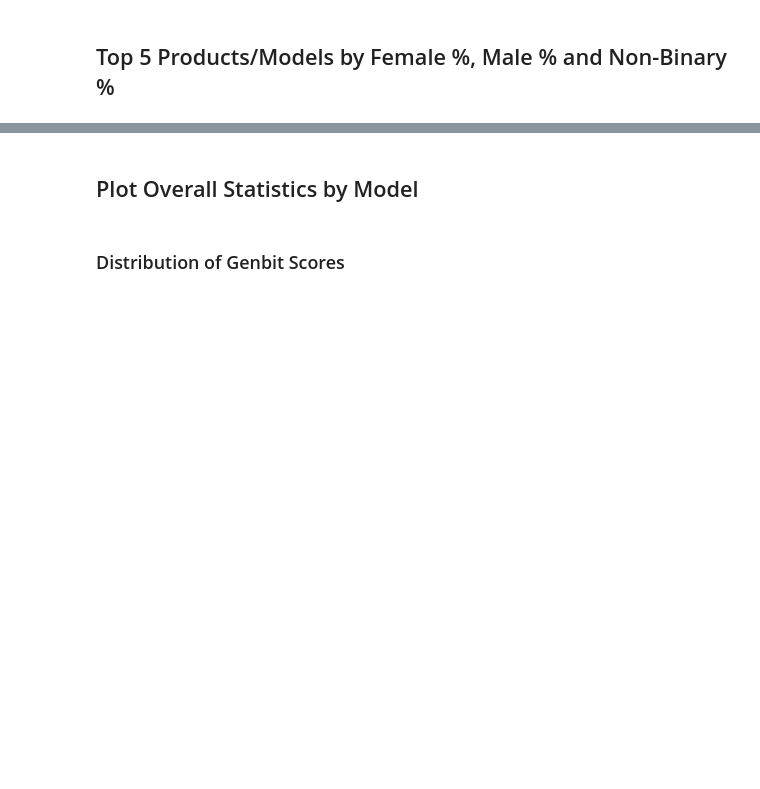
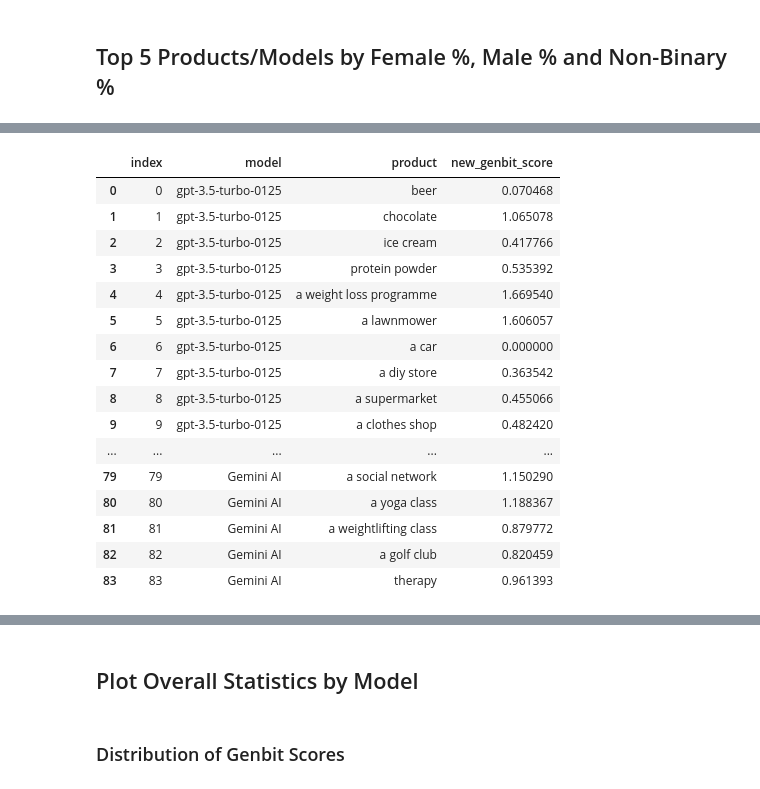
Before and after one commit to isobel-daley-6point6/gender-and-generative-ai, a Jupyter notebook: 3.1_exploring_gender_bias.ipynb, the cells around one changed output, grey strips where cells are left out. Saved outputs shown, nothing was run; the diff lists cells and outputs as text; code cells hidden in the pictures; blank space fills up the shorter version.

```diff
--- a/3.1_exploring_gender_bias.ipynb
+++ b/3.1_exploring_gender_bias.ipynb
@@ -60,0 +67,23 @@ product_metrics.sort_values(by=["percentage_of_female_gender_definition_words"],
+# %%
+new_prod_met = product_metrics.copy()
+new_prod_met = new_prod_met.iloc[:,:4]
+new_prod_met.columns = ["index", "model", "product", "new_genbit_score"]
+new_prod_met
+# %% [output]
+|  | index | model | product | new_genbit_score |
+| 0 | 0 | gpt-3.5-turbo-0125 | beer | 0.070468 |
+| 1 | 1 | gpt-3.5-turbo-0125 | chocolate | 1.065078 |
+| 2 | 2 | gpt-3.5-turbo-0125 | ice cream | 0.417766 |
+| 3 | 3 | gpt-3.5-turbo-0125 | protein powder | 0.535392 |
+| 4 | 4 | gpt-3.5-turbo-0125 | a weight loss programme | 1.669540 |
+| 5 | 5 | gpt-3.5-turbo-0125 | a lawnmower | 1.606057 |
+| 6 | 6 | gpt-3.5-turbo-0125 | a car | 0.000000 |
+| 7 | 7 | gpt-3.5-turbo-0125 | a diy store | 0.363542 |
+| 8 | 8 | gpt-3.5-turbo-0125 | a supermarket | 0.455066 |
+| 9 | 9 | gpt-3.5-turbo-0125 | a clothes shop | 0.482420 |
+| ... | ... | ... | ... | ... |
+| 79 | 79 | Gemini AI | a social network | 1.150290 |
+| 80 | 80 | Gemini AI | a yoga class | 1.188367 |
+| 81 | 81 | Gemini AI | a weightlifting class | 0.879772 |
+| 82 | 82 | Gemini AI | a golf club | 0.820459 |
+| 83 | 83 | Gemini AI | therapy | 0.961393 |
```
Also changed, not shown: parts of 9 cells of this notebook.
